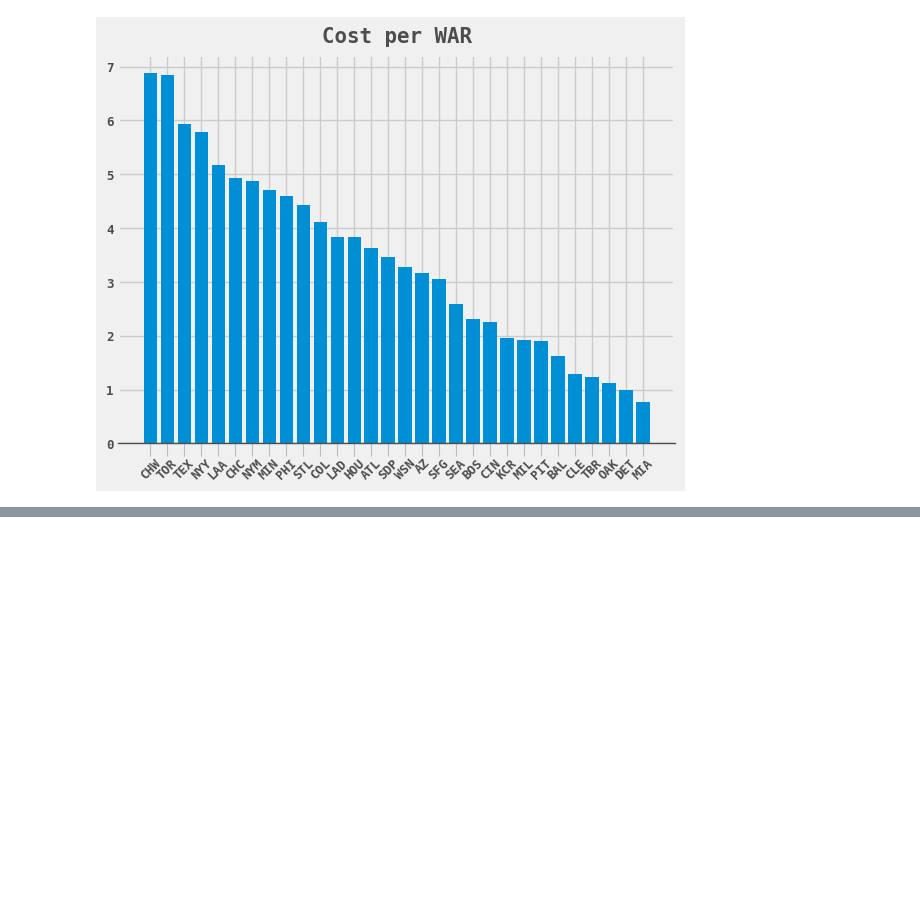
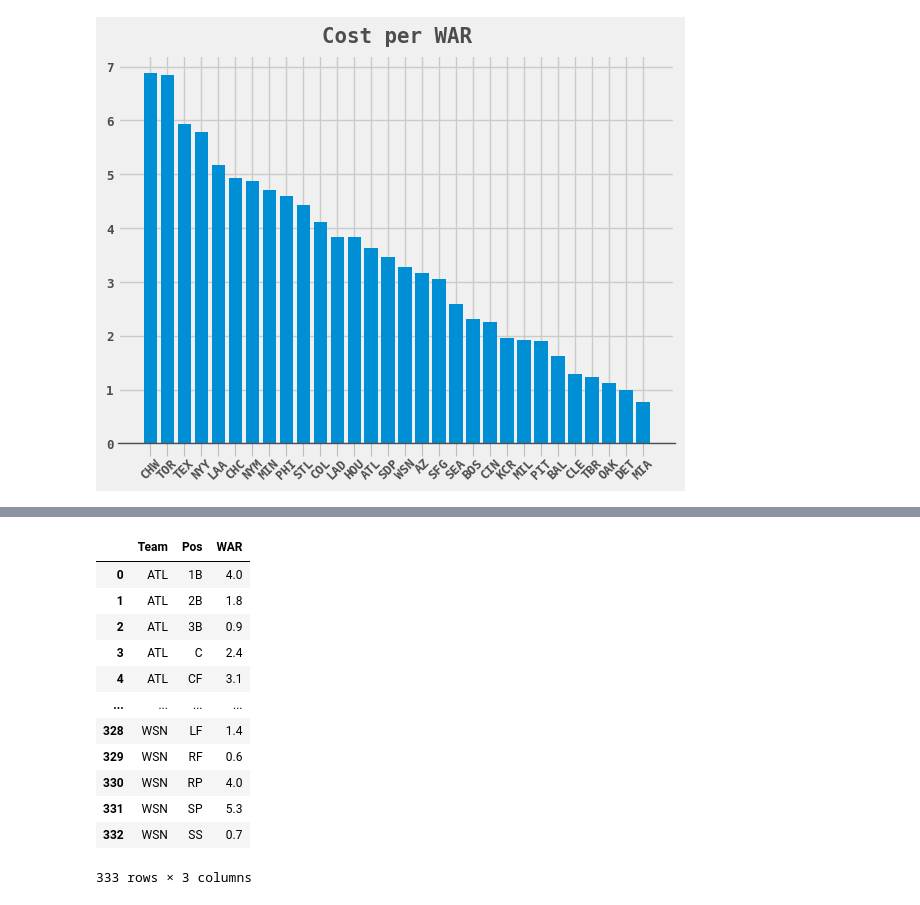
Before and after one commit to unbenounced/mlb_payroll, a Jupyter notebook: mlb_overview.ipynb, the cells around one changed output, grey strips where cells are left out. Saved outputs shown, nothing was run; the diff lists cells and outputs as text; code cells hidden in the pictures; blank space fills up the shorter version.

```diff
--- a/mlb_overview.ipynb
+++ b/mlb_overview.ipynb
@@ -56,0 +82,16 @@ plt.show()
+# %%
+war_by_pos
+# %% [output]
+|  | Team | Pos | WAR |
+| 0 | ATL | 1B | 4.0 |
+| 1 | ATL | 2B | 1.8 |
+| 2 | ATL | 3B | 0.9 |
+| 3 | ATL | C | 2.4 |
+| 4 | ATL | CF | 3.1 |
+| ... | ... | ... | ... |
+| 328 | WSN | LF | 1.4 |
+| 329 | WSN | RF | 0.6 |
+| 330 | WSN | RP | 4.0 |
+| 331 | WSN | SP | 5.3 |
+| 332 | WSN | SS | 0.7 |
+333 rows × 3 columns
```
Also changed, not shown: parts of 5 cells of this notebook.
